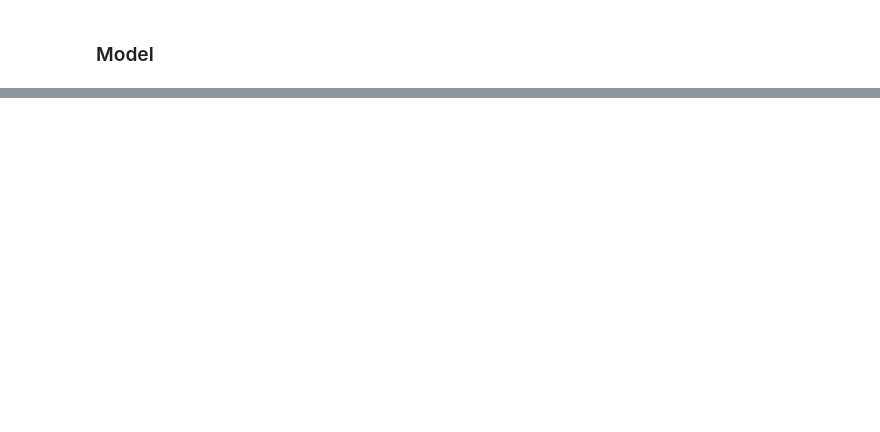
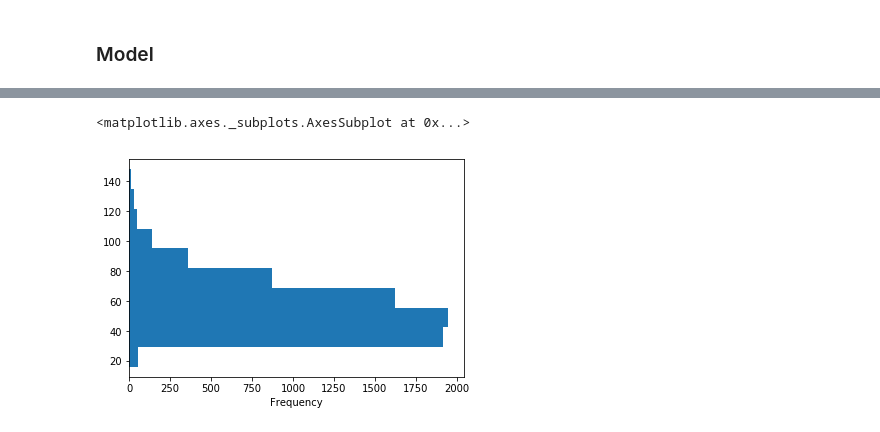
Before and after one commit to MoriMorou/GB_Python, a Jupyter notebook: Data_Science/Project/project.ipynb, the cells around one changed output, grey strips where cells are left out. Saved outputs shown, nothing was run; the diff lists cells and outputs as text; code cells hidden in the pictures; blank space fills up the shorter version.

```diff
--- a/Data_Science/Project/project.ipynb
+++ b/Data_Science/Project/project.ipynb
@@ -742,8 +762,14 @@ train.shape, valid.shape
 def prepare_rooms(df, source_df):
     df.loc[df['Rooms'] > 5, 'Rooms'] = source_df['Rooms'].median()
     return df
+# %%
+# подготовка параметра life_square
+def prepare_life_square(df, source_df):
+    df['LifeSquare'] = df['LifeSquare'].fillna(source_df['LifeSquare'].mean())
+    return df
 # %%
 train = prepare_rooms(train, train)
+train = prepare_life_square(train, train)
 # %%
 # df для хранения усредненных значений
 stats1 = train.groupby(['DistrictId', 'Rooms'], as_index=False)[['Price']].mean().rename(columns={'Price':'MeanPrice'})
@@ -783,0 +1001,5 @@ valid = join_stats1(valid, stats1, train, mode='test')
+# %%
+train['Square'].plot(kind='hist', orientation='horizontal')
+# %% [output]
+<matplotlib.axes._subplots.AxesSubplot at 0x...>
+[figure, added]
```
Also changed, not shown: parts of 48 cells of this notebook, 4 other files.
